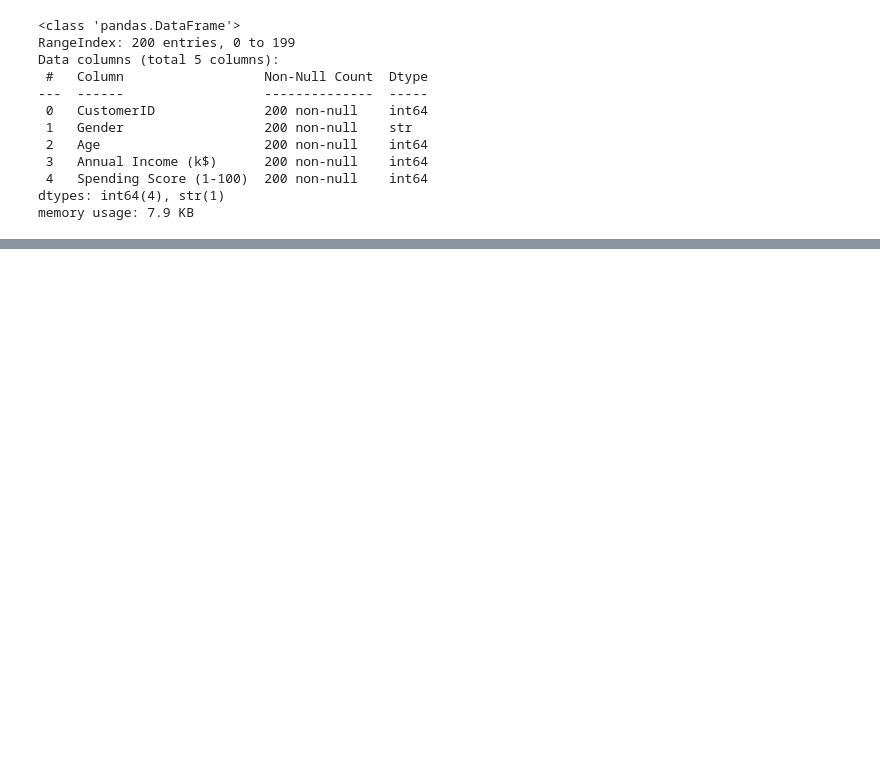
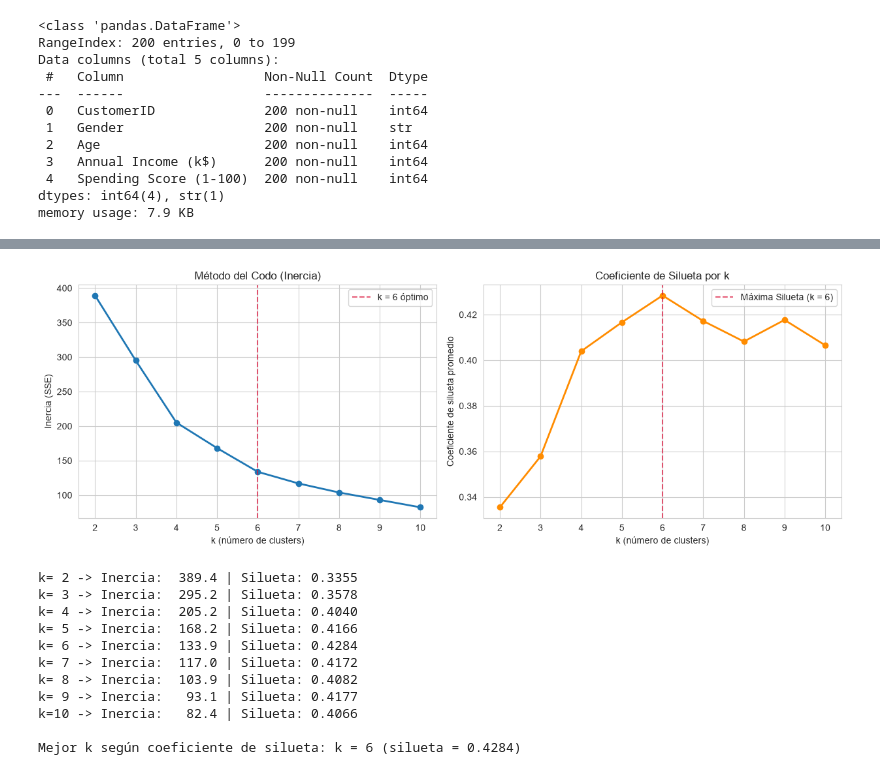
Before and after one commit to Mgobeaalcoba/data_science_henry, a Jupyter notebook: clase_07_aprendizaje_no_supervisado_i/notebooks/clustering_mall_customers.ipynb, the cells around one changed output, grey strips where cells are left out. Drawn from its saved outputs; the diff is of its cells as text; code cells hidden in the pictures; blank space fills up the shorter version.

```diff
--- a/clase_07_aprendizaje_no_supervisado_i/notebooks/clustering_mall_customers.ipynb
+++ b/clase_07_aprendizaje_no_supervisado_i/notebooks/clustering_mall_customers.ipynb
@@ -336,13 +68,0 @@ plt.show()
-# %%
-# #gemini: Evaluación de Estabilidad de K-Means frente a la inicialización
-siluetas_semillas = []
-semillas = [0, 42, 123, 777, 999]
-
-for s in semillas:
-    km_s = KMeans(n_clusters=best_k, random_state=s, n_init=10)
-    labs_s = km_s.fit_predict(X_scaled)
-    siluetas_semillas.append(silhouette_score(X_scaled, labs_s))
-
-print(f"#gemini: Silhouette scores obtenidos con semillas {semillas}:")
-print([round(s, 4) for s in siluetas_semillas])
-print(f"#gemini: Desvío estándar entre semillas: {np.std(siluetas_semillas):.6f} (alta reproducibilidad)")
@@ -356,0 +124,47 @@ El valor final de `k` se selecciona buscando un equilibrio entre una reducción
+# %%
+k_range = range(2, 11)
+inertias = []
+silhouette_scores = {}
+
+for k in k_range:
+    km = KMeans(n_clusters=k, random_state=RANDOM_STATE, n_init=10)
+    labels = km.fit_predict(X_scaled)
+    inertias.append(km.inertia_)
+    silhouette_scores[k] = silhouette_score(X_scaled, labels)
+
+best_k = max(silhouette_scores, key=silhouette_scores.get)
+
+fig, axes = plt.subplots(1, 2, figsize=(12.5, 4.5))
+axes[0].plot(list(k_range), inertias, marker="o", color="#1f77b4", linewidth=2)
+axes[0].axvline(best_k, color="crimson", linestyle="--", alpha=0.7, label=f"k = {best_k} óptimo")
+axes[0].set_xlabel("k (número de clusters)")
+axes[0].set_ylabel("Inercia (SSE)")
+axes[0].set_title("Método del Codo (Inercia)")
+axes[0].legend()
+
+axes[1].plot(list(silhouette_scores.keys()), list(silhouette_scores.values()), marker="o", color="darkorange", linewidth=2)
+axes[1].axvline(best_k, color="crimson", linestyle="--", alpha=0.7, label=f"Máxima Silueta (k = {best_k})")
+axes[1].set_xlabel("k (número de clusters)")
+axes[1].set_ylabel("Coeficiente de silueta promedio")
+axes[1].set_title("Coeficiente de Silueta por k")
+axes[1].legend()
+
+plt.tight_layout()
+plt.show()
+
+for k, s in silhouette_scores.items():
+    print(f"k={k:2d} -> Inercia: {inertias[k-2]:6.1f} | Silueta: {s:.4f}")
+print(f"\nMejor k según coeficiente de silueta: k = {best_k} (silueta = {silhouette_scores[best_k]:.4f})")
+# %% [output]
+[figure, added]
+k= 2 -> Inercia:  389.4 | Silueta: 0.3355
+k= 3 -> Inercia:  295.2 | Silueta: 0.3578
+k= 4 -> Inercia:  205.2 | Silueta: 0.4040
+k= 5 -> Inercia:  168.2 | Silueta: 0.4166
+k= 6 -> Inercia:  133.9 | Silueta: 0.4284
+k= 7 -> Inercia:  117.0 | Silueta: 0.4172
+k= 8 -> Inercia:  103.9 | Silueta: 0.4082
+k= 9 -> Inercia:   93.1 | Silueta: 0.4177
+k=10 -> Inercia:   82.4 | Silueta: 0.4066
+
+Mejor k según coeficiente de silueta: k = 6 (silueta = 0.4284)
```
Also changed, not shown: parts of 41 cells of this notebook, 22 other files.
